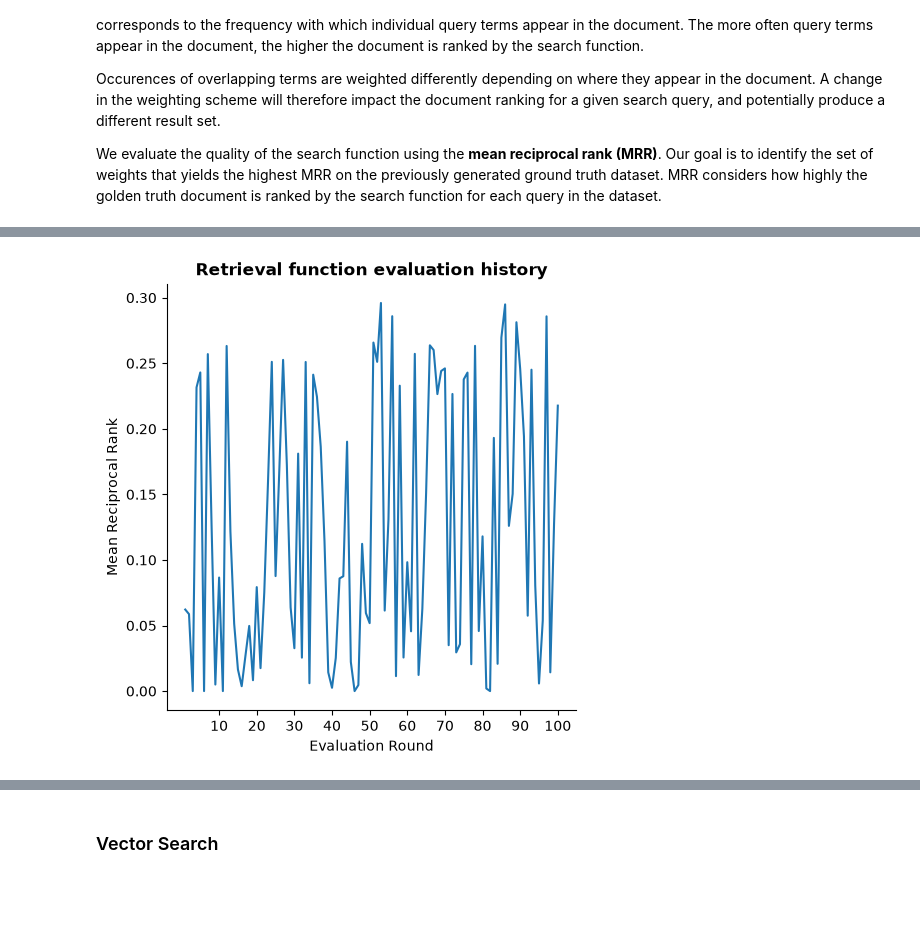
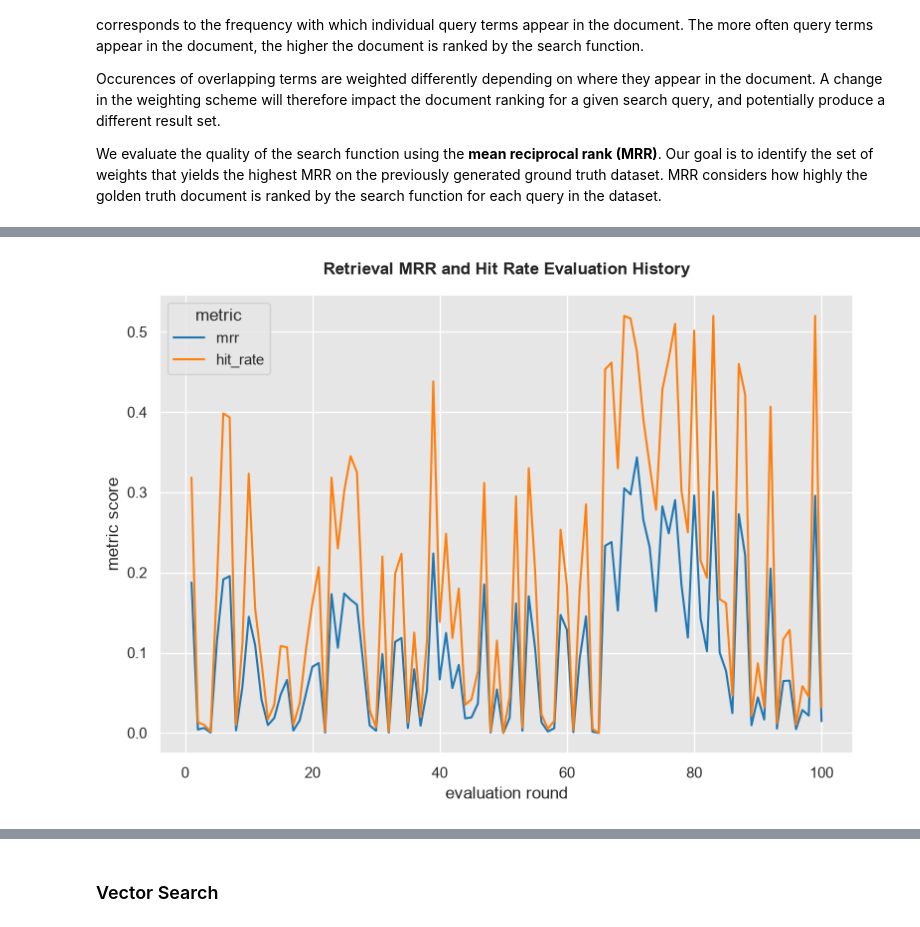
Before and after one commit to bastien-winant/wikifin-rag, a Jupyter notebook: src/wikifin_rag/evaluation.ipynb, the cells around one changed output, grey strips where cells are left out. Drawn from its saved outputs; the diff is of its cells as text; code cells hidden in the pictures; blank space fills up the shorter version.

Commit message:
add evaluation plots

```diff
--- a/src/wikifin_rag/evaluation.ipynb
+++ b/src/wikifin_rag/evaluation.ipynb
@@ -231,3 +229,12 @@ text_search_trials_df = pd.DataFrame(data=text_search_trial_data)
+# %%
+trial_logs_df_long = trial_logs_df.melt(
+    id_vars=trial_logs_df.drop(["mrr", "hit_rate"], axis=1).columns,
+    value_vars=["mrr", "hit_rate"],
+    var_name="metric"
+)
 # %%
 import seaborn as sns
 import matplotlib.pyplot as plt
+# %%
+sns.set_style("darkgrid", {"axes.facecolor": ".9"})
+sns.set_context("notebook")
@@ -234,9 +264,16 @@ import matplotlib.pyplot as plt
 # %%
-ax = sns.relplot(data=text_search_trials_df, x="id", y="mrr", kind="line")
-ax.set(xticks=[id for id in text_search_trials_df.id if id % 10 == 0])
-plt.title("Retrieval function evaluation history", fontweight="bold")
-plt.xlabel("Evaluation Round")
-plt.ylabel("Mean Reciprocal Rank")
+plt.figure(figsize=(9, 6))
+plt.title("Retrieval MRR and Hit Rate Evaluation History", fontweight="bold", pad=15)
+plt.xlabel("evaluation round")
+plt.ylabel("metric score")
+
+sns.lineplot(
+    data=trial_logs_df_long,
+    x="id",
+    y="value",
+    hue="metric"
+)
+
 plt.show()
 # %% [output]
-[figure, old version]
+[figure, new version]
```
Also changed, not shown: parts of 18 cells of this notebook, 1 other file.
